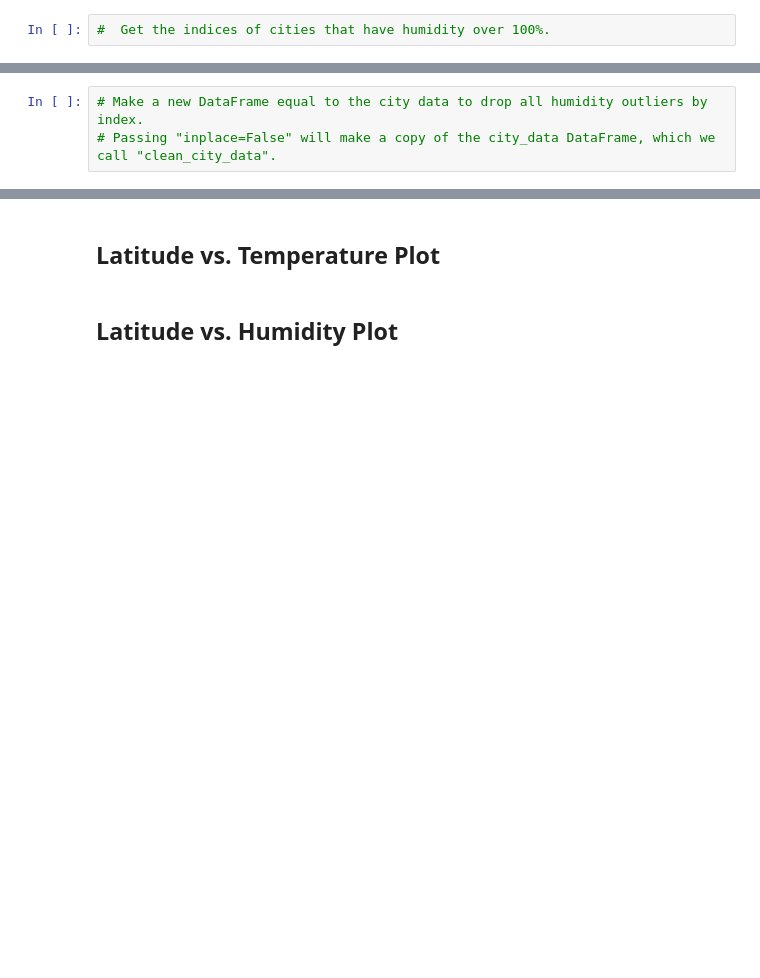
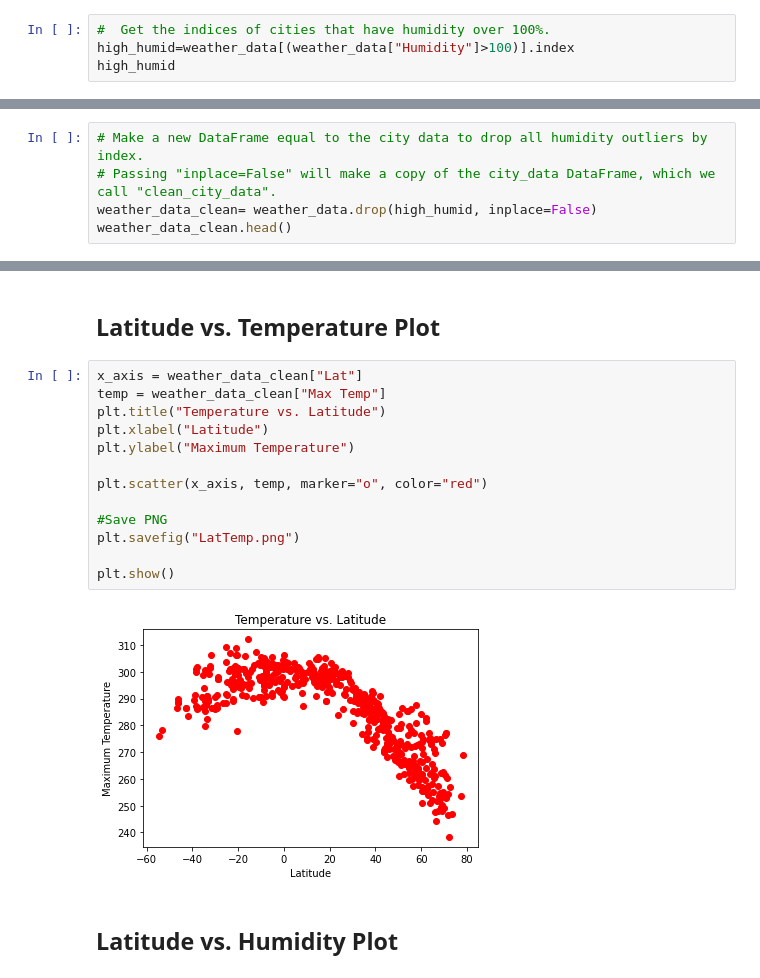
Before and after one commit to Epilena/python-api-challenge, a Jupyter notebook: WeatherPy.ipynb, the cells around one changed output, grey strips where cells are left out. Drawn from its saved outputs; the diff is of its cells as text; blank space fills up the shorter version.

Commit message:
code added for scatter plots and regression analysis saved as png files

```diff
--- a/WeatherPy.ipynb
+++ b/WeatherPy.ipynb
@@ -176,3 +176,5 @@ weather_data.describe()
 Skip this step if there are no cities that have humidity > 100%.
 # %%
 #  Get the indices of cities that have humidity over 100%.
+high_humid=weather_data[(weather_data["Humidity"]>100)].index
+high_humid
@@ -179,3 +183,5 @@ Skip this step if there are no cities that have humidity > 100%.
 # %%
 # Make a new DataFrame equal to the city data to drop all humidity outliers by index.
 # Passing "inplace=False" will make a copy of the city_data DataFrame, which we call "clean_city_data".
+weather_data_clean= weather_data.drop(high_humid, inplace=False)
+weather_data_clean.head()
@@ -185,5 +201,20 @@ Skip this step if there are no cities that have humidity > 100%.
 * Save the plotted figures as .pngs.
 # %% [markdown]
 ## Latitude vs. Temperature Plot
+# %%
+x_axis = weather_data_clean["Lat"]
+temp = weather_data_clean["Max Temp"]
+plt.title("Temperature vs. Latitude")
+plt.xlabel("Latitude")
+plt.ylabel("Maximum Temperature")
+
+plt.scatter(x_axis, temp, marker="o", color="red")
+
+#Save PNG
+plt.savefig("LatTemp.png")
+
+plt.show()
+# %% [output]
+[figure, added]
 # %% [markdown]
 ## Latitude vs. Humidity Plot
```
Also changed, not shown: parts of 20 cells of this notebook, 13 other files.
